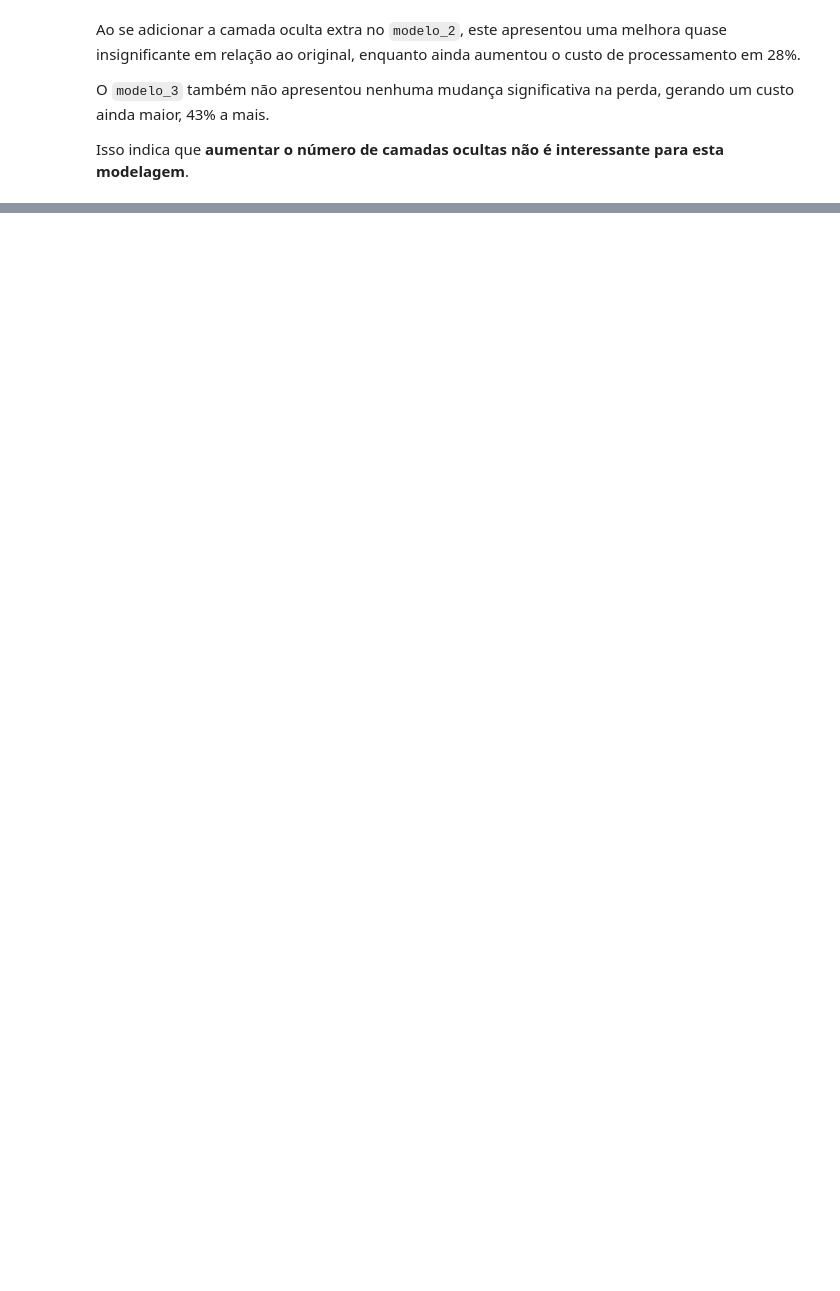
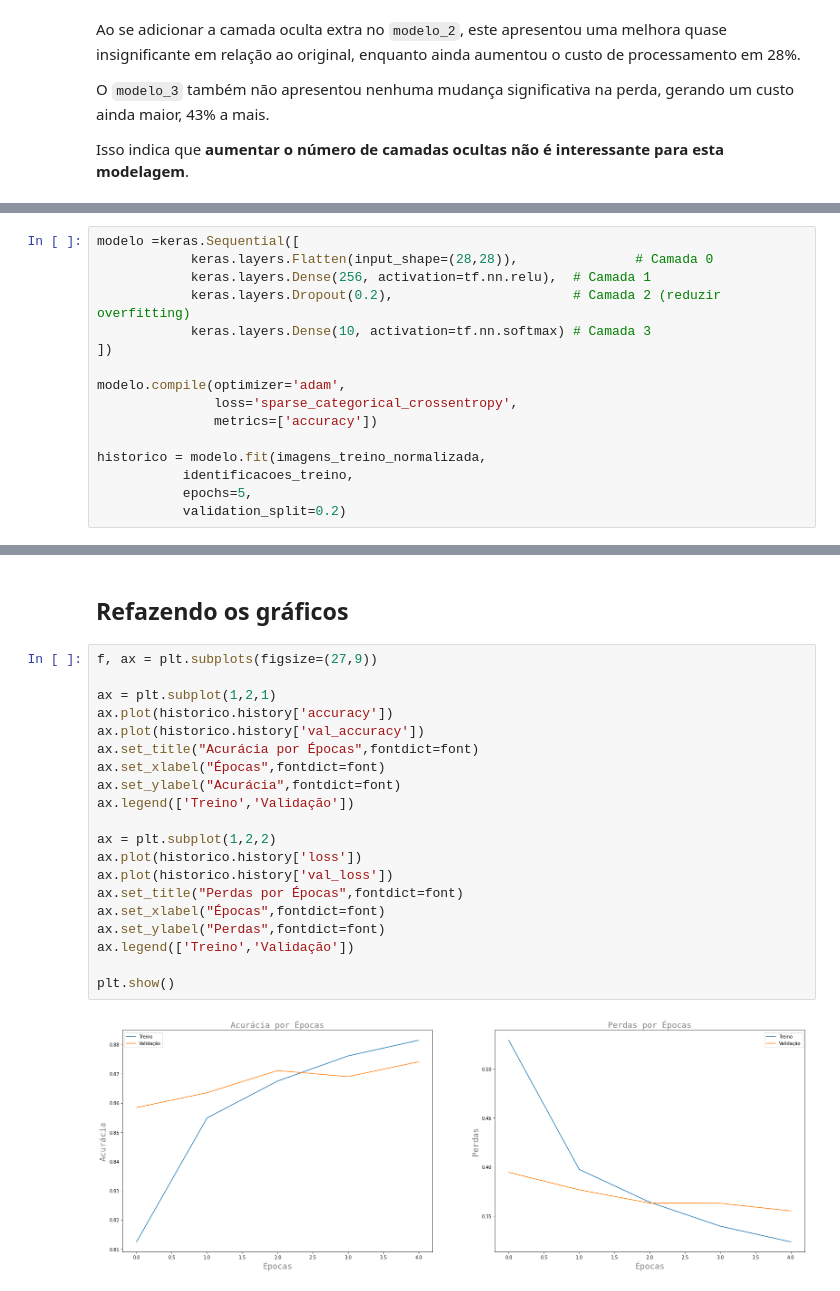
Before and after one commit to Lucasaor/DataScienceProjects, a Jupyter notebook: Deep_Learning_com_Keras.ipynb, the cells around one changed output, grey strips where cells are left out. Saved outputs shown, nothing was run; the diff lists cells and outputs as text; blank space fills up the shorter version.

```diff
--- a/Deep_Learning_com_Keras.ipynb
+++ b/Deep_Learning_com_Keras.ipynb
@@ -172,0 +310,16 @@ Isso indica que **aumentar o número de camadas ocultas não é interessante par
+# %%
+modelo =keras.Sequential([
+            keras.layers.Flatten(input_shape=(28,28)),               # Camada 0
+            keras.layers.Dense(256, activation=tf.nn.relu),  # Camada 1
+            keras.layers.Dropout(0.2),                       # Camada 2 (reduzir overfitting)
+            keras.layers.Dense(10, activation=tf.nn.softmax) # Camada 3
+])
+
+modelo.compile(optimizer='adam',
+               loss='sparse_categorical_crossentropy',
+               metrics=['accuracy'])
+
+historico = modelo.fit(imagens_treino_normalizada,
+           identificacoes_treino,
+           epochs=5,
+           validation_split=0.2)
@@ -172,0 +338,24 @@ Isso indica que **aumentar o número de camadas ocultas não é interessante par
+# %% [markdown]
+## Refazendo os gráficos
+# %%
+f, ax = plt.subplots(figsize=(27,9))
+
+ax = plt.subplot(1,2,1)
+ax.plot(historico.history['accuracy'])
+ax.plot(historico.history['val_accuracy'])
+ax.set_title("Acurácia por Épocas",fontdict=font)
+ax.set_xlabel("Épocas",fontdict=font)
+ax.set_ylabel("Acurácia",fontdict=font)
+ax.legend(['Treino','Validação'])
+
+ax = plt.subplot(1,2,2)
+ax.plot(historico.history['loss'])
+ax.plot(historico.history['val_loss'])
+ax.set_title("Perdas por Épocas",fontdict=font)
+ax.set_xlabel("Épocas",fontdict=font)
+ax.set_ylabel("Perdas",fontdict=font)
+ax.legend(['Treino','Validação'])
+
+plt.show()
+# %% [output]
+[figure, added]
```
Also changed, not shown: parts of 26 cells of this notebook.
